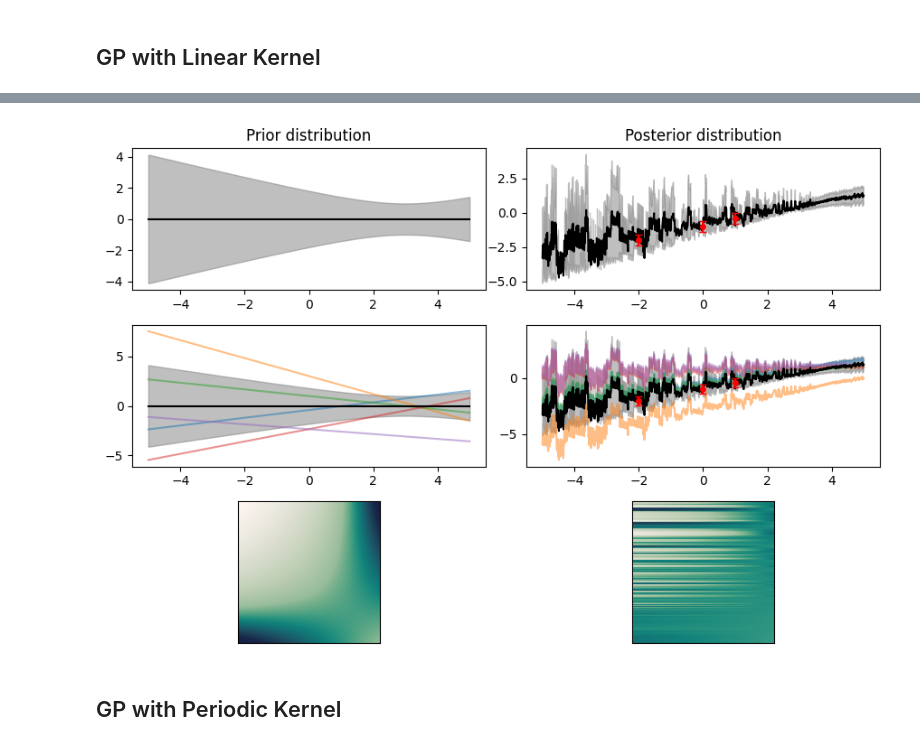
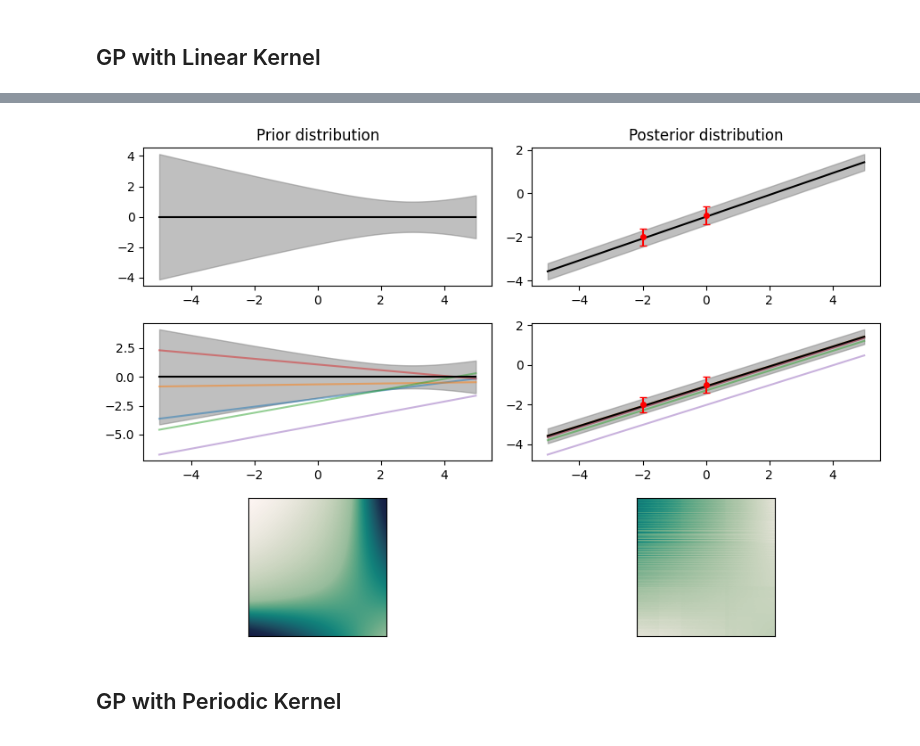
Before and after one commit to sebastian-k-physics/SciML_Gaussian_Processes, a Jupyter notebook: Gaussian_Processes_Sebastian_Klein.ipynb, the cells around one changed output, grey strips where cells are left out. Saved outputs shown, nothing was run; the diff lists cells and outputs as text; code cells hidden in the pictures.

```diff
--- a/Gaussian_Processes_Sebastian_Klein.ipynb
+++ b/Gaussian_Processes_Sebastian_Klein.ipynb
@@ -215,12 +217,13 @@ def predict_value(x_test, y_test, x_train, kernel, kernel_parameters, noise):
 	returns mean values and the covariance matrix and the standard deviations for each mean value \n
 	x_test - x value of test point, e.g. \n
 	y_test - y value of test point, e.g. measurement value \n
-	x_train - Training data e.g. for Linear regressen the x axis \n
+	x_train - Training data e.g. for Linear regression the x axis \n
 	kernel - kernel function to use \n
-	kernel_parameters hyperparameters of the kernel function \n
+	kernel_parameters - hyperparameters of the kernel function \n
 	noise - sigma of the test points (e.g. measurement error) \n
 
 	'''
+	start = time.time()
 
 	identity = np.identity(len(x_test)) # Identity matrix in size of test data for possible noise
 
@@ -238,6 +241,10 @@ def predict_value(x_test, y_test, x_train, kernel, kernel_parameters, noise):
 
 	std = np.sqrt(np.diag(sigma)) # calc the standard deviations
 
+	end = time.time()
+
+	print('Elapsed time for calcualting N(µ,Σ)', end - start , 's')
+
 	return mu, sigma, std
 # %%
 def GP(x_axis, init_params, kernel_fct, x_test, y_test, y_test_err):
@@ -373,8 +381,8 @@ x_axis = np.linspace(-5, 5, 1000)
 init_params_lin = [1, 0.5, 3] #[0.2, 1e-2, 1] # avg distance from theta3 | sigma | offset
 
 # ---------- Test Data ---------- #
-x_test = np.array([-2.0, +0.0, +1.0])
-y_test = np.array([-2.0, -1.0, -0.4])
+x_test = np.array([-2.0, +0.0])#, +1.0])
+y_test = np.array([-2.0, -1.0])#, -0.5])
 y_test_err = np.ones(len(y_test))*0.4
 
 pred_mu, pred_cov_mat, pred_std, posterior_samples, prior_samples = GP(x_axis,init_params_lin,linear_kernel,x_test,y_test,y_test_err)
@@ -382,4 +391,4 @@ pred_mu, pred_cov_mat, pred_std, posterior_samples, prior_samples = GP(x_axis,in
-[figure, old version]
+[figure, new version]
 # %% [markdown]
 ## GP with Periodic Kernel
 # %%
```
Also changed, not shown: parts of 11 cells of this notebook, 3 other files.
